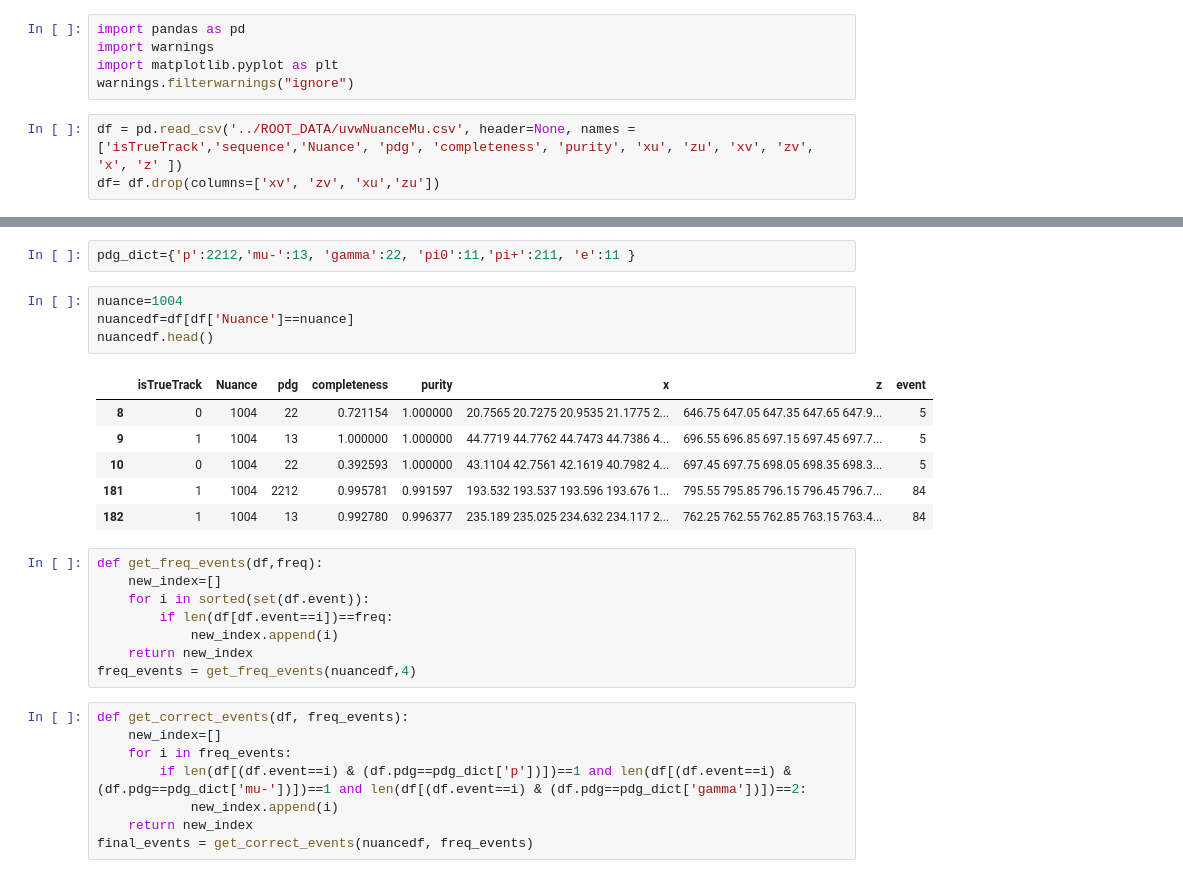
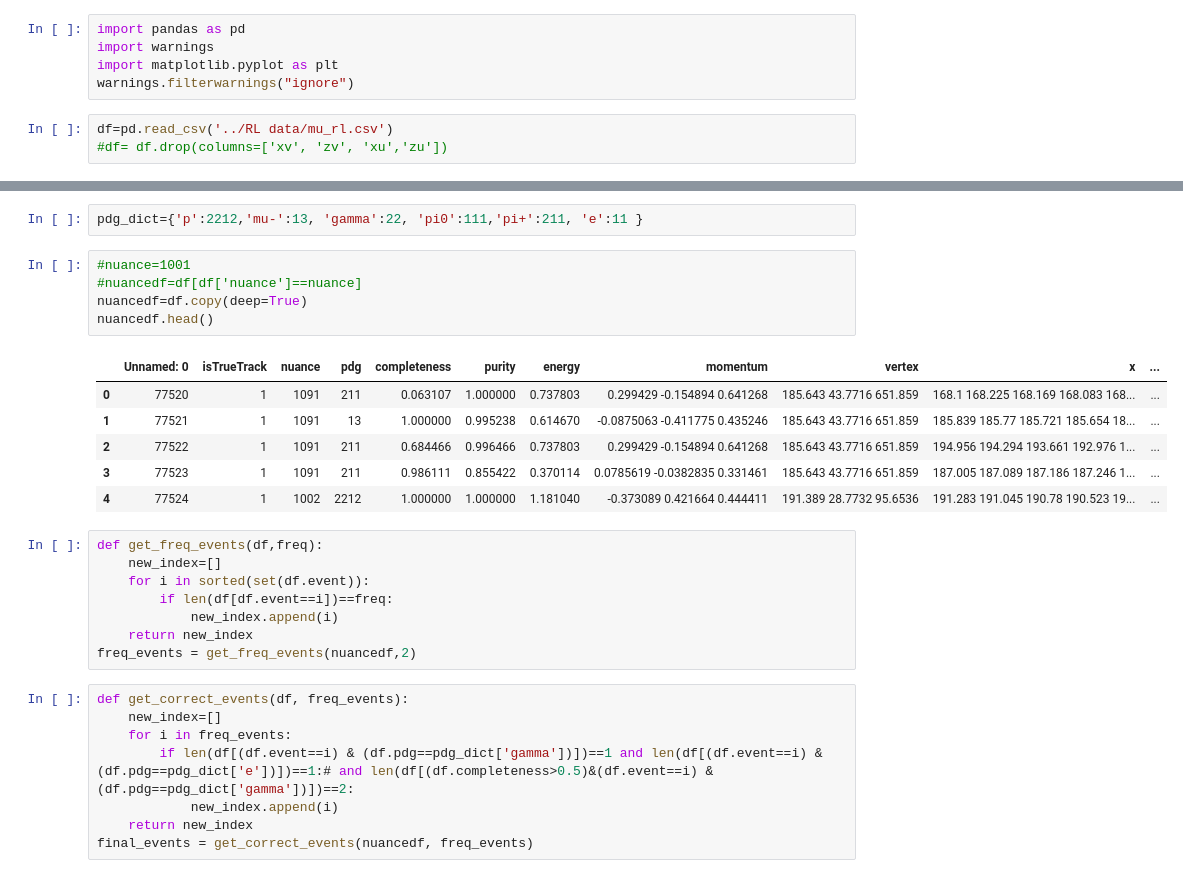
Before and after one commit to daanyaal1/Pandora-Masters-Project, a Jupyter notebook: Code/event_selection_for_performance.ipynb, the cells around one changed output, grey strips where cells are left out. Saved outputs shown, nothing was run; the diff lists cells and outputs as text.

```diff
--- a/Code/event_selection_for_performance.ipynb
+++ b/Code/event_selection_for_performance.ipynb
@@ -4,8 +4,8 @@ import warnings
 import matplotlib.pyplot as plt
 warnings.filterwarnings("ignore")
 # %%
-df = pd.read_csv('../ROOT_DATA/uvwNuanceMu.csv', header=None, names = ['isTrueTrack','sequence','Nuance', 'pdg', 'completeness', 'purity', 'xu', 'zu', 'xv', 'zv', 'x', 'z' ])
-df= df.drop(columns=['xv', 'zv', 'xu','zu'])
+df=pd.read_csv('../RL data/mu_rl.csv')
+#df= df.drop(columns=['xv', 'zv', 'xu','zu'])
 # %%
 def sequence2event(sequence):
     current=sequence[0]
@@ -30,16 +48,17 @@ df.head()
 # %%
-pdg_dict={'p':2212,'mu-':13, 'gamma':22, 'pi0':11,'pi+':211, 'e':11 }
+pdg_dict={'p':2212,'mu-':13, 'gamma':22, 'pi0':111,'pi+':211, 'e':11 }
 # %%
-nuance=1004
-nuancedf=df[df['Nuance']==nuance]
+#nuance=1001
+#nuancedf=df[df['nuance']==nuance]
+nuancedf=df.copy(deep=True)
 nuancedf.head()
 # %% [output]
-|  | isTrueTrack | Nuance | pdg | completeness | purity | x | z | event |
-| 8 | 0 | 1004 | 22 | 0.721154 | 1.000000 | 20.7565 20.7275 20.9535 21.1775 2... | 646.75 647.05 647.35 647.65 647.9... | 5 |
-| 9 | 1 | 1004 | 13 | 1.000000 | 1.000000 | 44.7719 44.7762 44.7473 44.7386 4... | 696.55 696.85 697.15 697.45 697.7... | 5 |
-| 10 | 0 | 1004 | 22 | 0.392593 | 1.000000 | 43.1104 42.7561 42.1619 40.7982 4... | 697.45 697.75 698.05 698.35 698.3... | 5 |
-| 181 | 1 | 1004 | 2212 | 0.995781 | 0.991597 | 193.532 193.537 193.596 193.676 1... | 795.55 795.85 796.15 796.45 796.7... | 84 |
-| 182 | 1 | 1004 | 13 | 0.992780 | 0.996377 | 235.189 235.025 234.632 234.117 2... | 762.25 762.55 762.85 763.15 763.4... | 84 |
+|  | Unnamed: 0 | isTrueTrack | nuance | pdg | completeness | purity | energy | momentum | vertex | x | ... |
+| 0 | 77520 | 1 | 1091 | 211 | 0.063107 | 1.000000 | 0.737803 | 0.299429 -0.154894 0.641268 | 185.643 43.7716 651.859 | 168.1 168.225 168.169 168.083 168... | ... |
+| 1 | 77521 | 1 | 1091 | 13 | 1.000000 | 0.995238 | 0.614670 | -0.0875063 -0.411775 0.435246 | 185.643 43.7716 651.859 | 185.839 185.77 185.721 185.654 18... | ... |
+| 2 | 77522 | 1 | 1091 | 211 | 0.684466 | 0.996466 | 0.737803 | 0.299429 -0.154894 0.641268 | 185.643 43.7716 651.859 | 194.956 194.294 193.661 192.976 1... | ... |
+| 3 | 77523 | 1 | 1091 | 211 | 0.986111 | 0.855422 | 0.370114 | 0.0785619 -0.0382835 0.331461 | 185.643 43.7716 651.859 | 187.005 187.089 187.186 187.246 1... | ... |
+| 4 | 77524 | 1 | 1002 | 2212 | 1.000000 | 1.000000 | 1.181040 | -0.373089 0.421664 0.444411 | 191.389 28.7732 95.6536 | 191.283 191.045 190.78 190.523 19... | ... |
 # %%
 def get_freq_events(df,freq):
     new_index=[]
@@ -47,12 +66,12 @@ def get_freq_events(df,freq):
         if len(df[df.event==i])==freq:
             new_index.append(i)
     return new_index
-freq_events = get_freq_events(nuancedf,4)
+freq_events = get_freq_events(nuancedf,2)
 # %%
 def get_correct_events(df, freq_events):
     new_index=[]
     for i in freq_events:
-        if len(df[(df.event==i) & (df.pdg==pdg_dict['p'])])==1 and len(df[(df.event==i) & (df.pdg==pdg_dict['mu-'])])==1 and len(df[(df.event==i) & (df.pdg==pdg_dict['gamma'])])==2:
+        if len(df[(df.event==i) & (df.pdg==pdg_dict['gamma'])])==1 and len(df[(df.event==i) & (df.pdg==pdg_dict['e'])])==1:# and len(df[(df.completeness>0.5)&(df.event==i) & (df.pdg==pdg_dict['gamma'])])==2:
             new_index.append(i)
     return new_index
 final_events = get_correct_events(nuancedf, freq_events)
```
Also changed, not shown: parts of 10 cells of this notebook, 1 other file.
